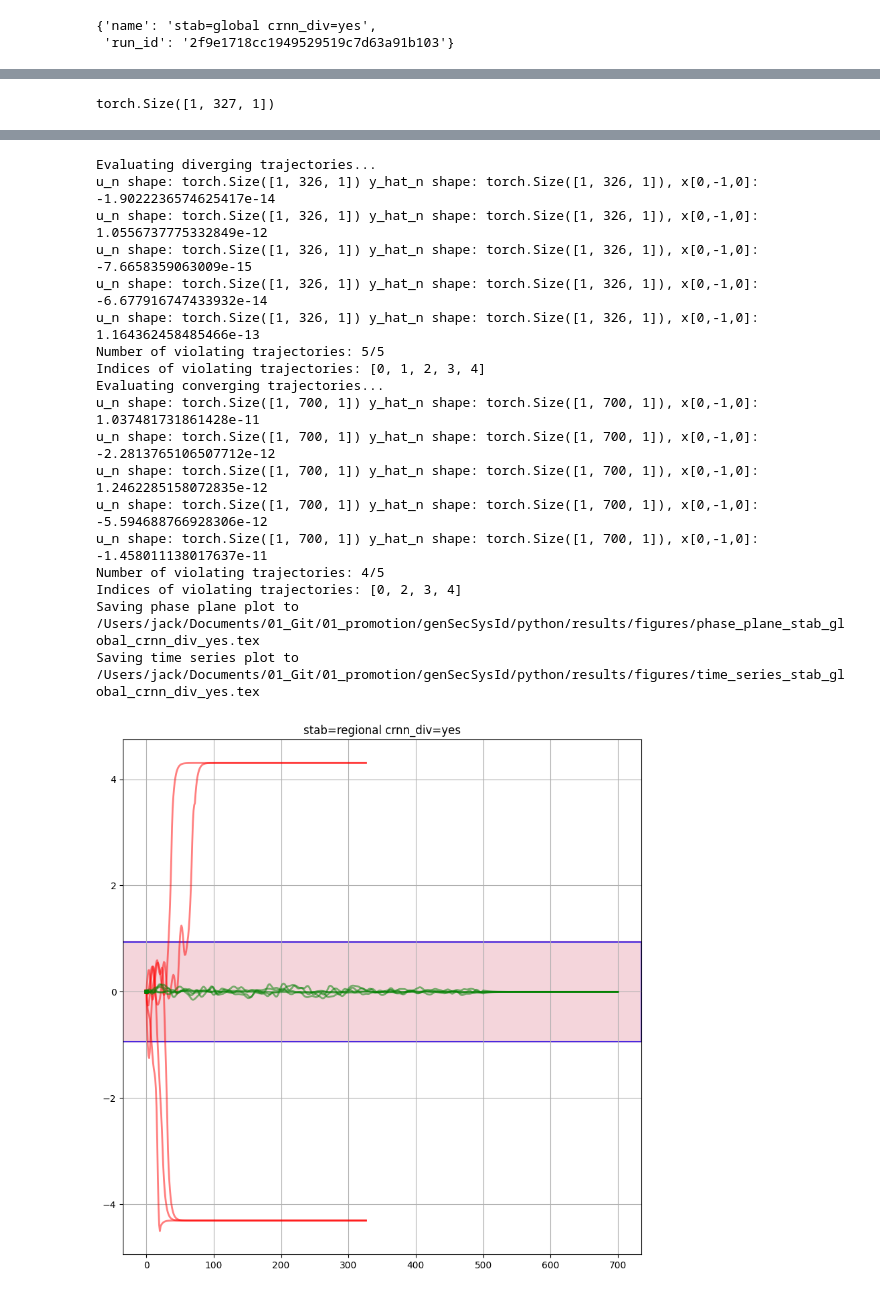
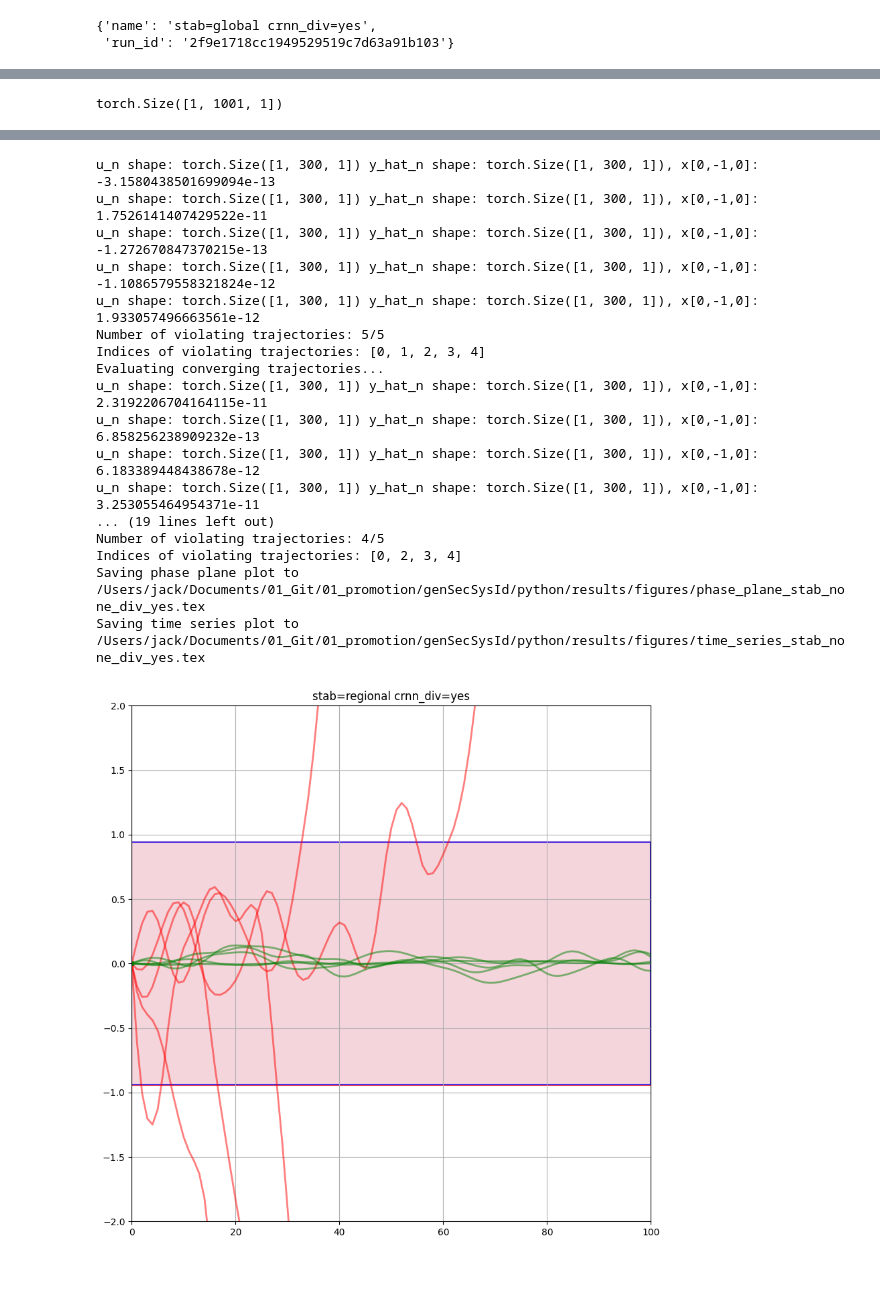
Before and after one commit to Dany-L/genSecSysId, a Jupyter notebook: python/notebooks/compare_run_ids.ipynb, the cells around one changed output, grey strips where cells are left out. Drawn from its saved outputs; the diff is of its cells as text; code cells hidden in the pictures.

```diff
--- a/python/notebooks/compare_run_ids.ipynb
+++ b/python/notebooks/compare_run_ids.ipynb
@@ -395,7 +395,8 @@ names = ['stab=regional crnn_div=no', 'stab=global crnn_div=no', 'stab=none_div=
 
 models_dict = [
     {'name': 'stab=regional crnn_div=yes', 'run_id':'6f34ff0372414aa79b1e9060d73b3c06'},
-    {'name': 'stab=global crnn_div=yes', 'run_id':'2f9e1718cc1949529519c7d63a91b103'}
+    {'name': 'stab=global crnn_div=yes', 'run_id':'2f9e1718cc1949529519c7d63a91b103'},
+    {'name': 'stab=none_div=yes', 'run_id':'13599b7e3ee9402f9203b6e2c1b163e2'}
 ]
 # %%
 models_dict[1]
@@ -517,7 +519,7 @@ Number of converging trajectories: 15/15
 # %%
 x.shape
 # %% [output]
-torch.Size([1, 327, 1])
+torch.Size([1, 1001, 1])
 # %%
 
 warmup_steps = config.training.warmup_steps
@@ -526,7 +528,7 @@ inputs = [
     {'type': 'diverging', 'inputs': test_inputs_div[:5,:,:], 'outputs': test_outputs_div[:5,:,:]},
     {'type': 'converging', 'inputs': test_inputs[:5,:,:], 'outputs': test_outputs[:5,:,:]}
 ]
-N = 500
+N = 100
 padding = 200
 for model_dict in models_list:
     model = model_dict['model']
@@ -538,6 +540,9 @@ for model_dict in models_list:
         ax.set_xlim([-2.0, 2.0])
         ax.set_ylim([-1.5, 1.5])
         ax.set_aspect('equal')
+    elif nx == 1:
+        ax.set_ylim([-2.0, 2.0])
+        ax.set_xlim([0, N])
     ax.set_title(f"{model_dict['name']}")
     ax.grid()
 
@@ -548,7 +553,8 @@ for model_dict in models_list:
         ax2.axhline(y=-y_bar, color='k', linestyle='--', linewidth=1)
     ax2.legend()
     ax2.grid()
-    # ax2.set_xlim([0])
+    ax2.set_ylim([-2.0, 2.0])
+    ax2.set_xlim([0, N])
 
     for u_dict in inputs:
         data_type = u_dict['type']
@@ -605,19 +612,18 @@ Saving time series plot to /Users/jack/Documents/01_Git/01_promotion/genSecSysId
-Evaluating diverging trajectories...
-u_n shape: torch.Size([1, 326, 1]) y_hat_n shape: torch.Size([1, 326, 1]), x[0,-1,0]: -1.9022236574625417e-14
-u_n shape: torch.Size([1, 326, 1]) y_hat_n shape: torch.Size([1, 326, 1]), x[0,-1,0]: 1.0556737775332849e-12
-u_n shape: torch.Size([1, 326, 1]) y_hat_n shape: torch.Size([1, 326, 1]), x[0,-1,0]: -7.6658359063009e-15
-u_n shape: torch.Size([1, 326, 1]) y_hat_n shape: torch.Size([1, 326, 1]), x[0,-1,0]: -6.677916747433932e-14
-u_n shape: torch.Size([1, 326, 1]) y_hat_n shape: torch.Size([1, 326, 1]), x[0,-1,0]: 1.164362458485466e-13
+u_n shape: torch.Size([1, 300, 1]) y_hat_n shape: torch.Size([1, 300, 1]), x[0,-1,0]: -3.1580438501699094e-13
+u_n shape: torch.Size([1, 300, 1]) y_hat_n shape: torch.Size([1, 300, 1]), x[0,-1,0]: 1.7526141407429522e-11
+u_n shape: torch.Size([1, 300, 1]) y_hat_n shape: torch.Size([1, 300, 1]), x[0,-1,0]: -1.272670847370215e-13
+u_n shape: torch.Size([1, 300, 1]) y_hat_n shape: torch.Size([1, 300, 1]), x[0,-1,0]: -1.1086579558321824e-12
+u_n shape: torch.Size([1, 300, 1]) y_hat_n shape: torch.Size([1, 300, 1]), x[0,-1,0]: 1.933057496663561e-12
 Number of violating trajectories: 5/5
 Indices of violating trajectories: [0, 1, 2, 3, 4]
 Evaluating converging trajectories...
-u_n shape: torch.Size([1, 700, 1]) y_hat_n shape: torch.Size([1, 700, 1]), x[0,-1,0]: 1.037481731861428e-11
-u_n shape: torch.Size([1, 700, 1]) y_hat_n shape: torch.Size([1, 700, 1]), x[0,-1,0]: -2.2813765106507712e-12
-u_n shape: torch.Size([1, 700, 1]) y_hat_n shape: torch.Size([1, 700, 1]), x[0,-1,0]: 1.2462285158072835e-12
-u_n shape: torch.Size([1, 700, 1]) y_hat_n shape: torch.Size([1, 700, 1]), x[0,-1,0]: -5.594688766928306e-12
-u_n shape: torch.Size([1, 700, 1]) y_hat_n shape: torch.Size([1, 700, 1]), x[0,-1,0]: -1.458011138017637e-11
+u_n shape: torch.Size([1, 300, 1]) y_hat_n shape: torch.Size([1, 300, 1]), x[0,-1,0]: 2.3192206704164115e-11
+u_n shape: torch.Size([1, 300, 1]) y_hat_n shape: torch.Size([1, 300, 1]), x[0,-1,0]: 6.858256238909232e-13
+u_n shape: torch.Size([1, 300, 1]) y_hat_n shape: torch.Size([1, 300, 1]), x[0,-1,0]: 6.183389448438678e-12
+u_n shape: torch.Size([1, 300, 1]) y_hat_n shape: torch.Size([1, 300, 1]), x[0,-1,0]: 3.253055464954371e-11
+... (19 lines left out)
 Number of violating trajectories: 4/5
 Indices of violating trajectories: [0, 2, 3, 4]
-Saving phase plane plot to /Users/jack/Documents/01_Git/01_promotion/genSecSysId/python/results/figures/phase_plane_stab_global_crnn_div_yes.tex
-Saving time series plot to /Users/jack/Documents/01_Git/01_promotion/genSecSysId/python/results/figures/time_series_stab_global_crnn_div_yes.tex
+Saving phase plane plot to /Users/jack/Documents/01_Git/01_promotion/genSecSysId/python/results/figures/phase_plane_stab_none_div_yes.tex
+Saving time series plot to /Users/jack/Documents/01_Git/01_promotion/genSecSysId/python/results/figures/time_series_stab_none_div_yes.tex
-[figure, old version]
+[figure, new version]
```
Also changed, not shown: parts of 4 cells of this notebook, 2 other files.
